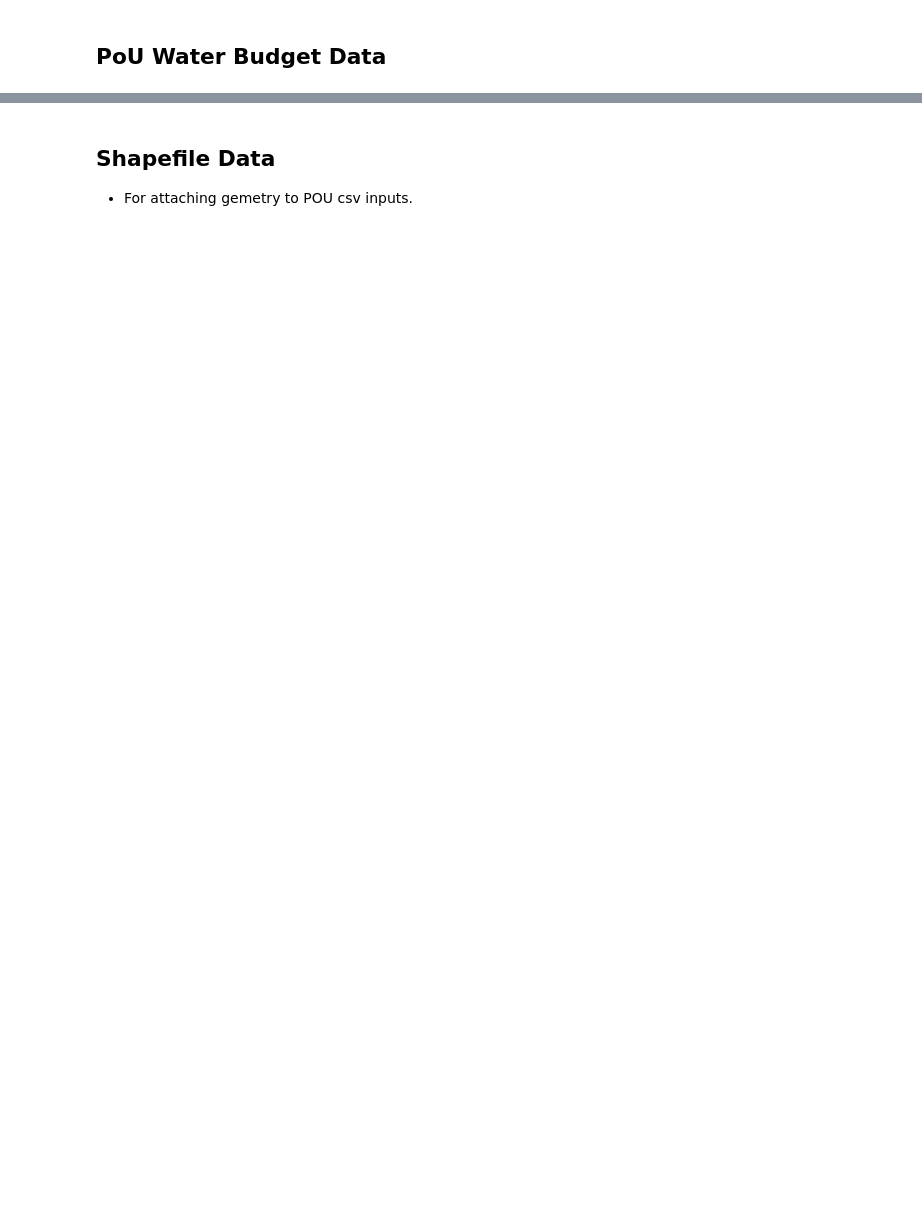
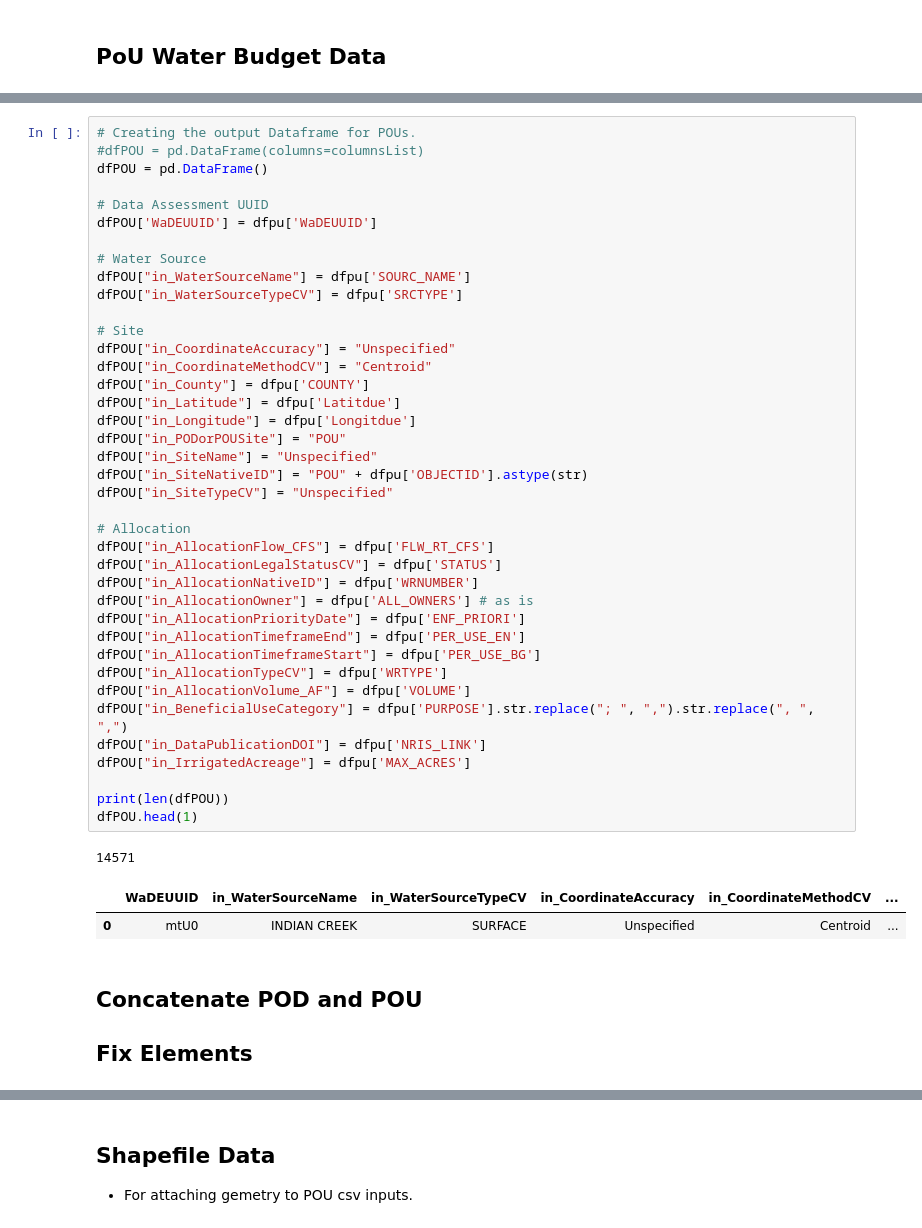
Before and after one commit to WSWCWaterDataExchange/MappingStatesDataToWaDE2.0, a Jupyter notebook: Montana/WaterAllocation/0_PreProcessMontanaWaterRightData.ipynb, the cells around one changed output, grey strips where cells are left out. Drawn from its saved outputs; the diff is of its cells as text; blank space fills up the shorter version.

```diff
--- a/Montana/WaterAllocation/0_PreProcessMontanaWaterRightData.ipynb
+++ b/Montana/WaterAllocation/0_PreProcessMontanaWaterRightData.ipynb
@@ -216,0 +134,46 @@ df['ENF_PRIORI'] = pd.to_datetime(df['ENF_PRIORI'])
+# %%
+# Creating the output Dataframe for POUs.
+#dfPOU = pd.DataFrame(columns=columnsList)
+dfPOU = pd.DataFrame()
+
+# Data Assessment UUID
+dfPOU['WaDEUUID'] = dfpu['WaDEUUID']
+
+# Water Source
+dfPOU["in_WaterSourceName"] = dfpu['SOURC_NAME']
+dfPOU["in_WaterSourceTypeCV"] = dfpu['SRCTYPE']
+
+# Site
+dfPOU["in_CoordinateAccuracy"] = "Unspecified"
+dfPOU["in_CoordinateMethodCV"] = "Centroid"
+dfPOU["in_County"] = dfpu['COUNTY']
+dfPOU["in_Latitude"] = dfpu['Latitdue']
+dfPOU["in_Longitude"] = dfpu['Longitdue']
+dfPOU["in_PODorPOUSite"] = "POU"
+dfPOU["in_SiteName"] = "Unspecified"
+dfPOU["in_SiteNativeID"] = "POU" + dfpu['OBJECTID'].astype(str)
+dfPOU["in_SiteTypeCV"] = "Unspecified"
+
+# Allocation
+dfPOU["in_AllocationFlow_CFS"] = dfpu['FLW_RT_CFS']
+dfPOU["in_AllocationLegalStatusCV"] = dfpu['STATUS']
+dfPOU["in_AllocationNativeID"] = dfpu['WRNUMBER']
+dfPOU["in_AllocationOwner"] = dfpu['ALL_OWNERS'] # as is
+dfPOU["in_AllocationPriorityDate"] = dfpu['ENF_PRIORI']
+dfPOU["in_AllocationTimeframeEnd"] = dfpu['PER_USE_EN']
+dfPOU["in_AllocationTimeframeStart"] = dfpu['PER_USE_BG']
+dfPOU["in_AllocationTypeCV"] = dfpu['WRTYPE']
+dfPOU["in_AllocationVolume_AF"] = dfpu['VOLUME']
+dfPOU["in_BeneficialUseCategory"] = dfpu['PURPOSE'].str.replace("; ", ",").str.replace(", ", ",")
+dfPOU["in_DataPublicationDOI"] = dfpu['NRIS_LINK']
+dfPOU["in_IrrigatedAcreage"] = dfpu['MAX_ACRES']
+
+print(len(dfPOU))
+dfPOU.head(1)
+# %% [output]
+14571
+|  | WaDEUUID | in_WaterSourceName | in_WaterSourceTypeCV | in_CoordinateAccuracy | in_CoordinateMethodCV | ... |
+| 0 | mtU0 | INDIAN CREEK | SURFACE | Unspecified | Centroid | ... |
+# %% [markdown]
+## Concatenate POD and POU
+## Fix Elements
```
Also changed, not shown: parts of 35 cells of this notebook, 3 other files.
